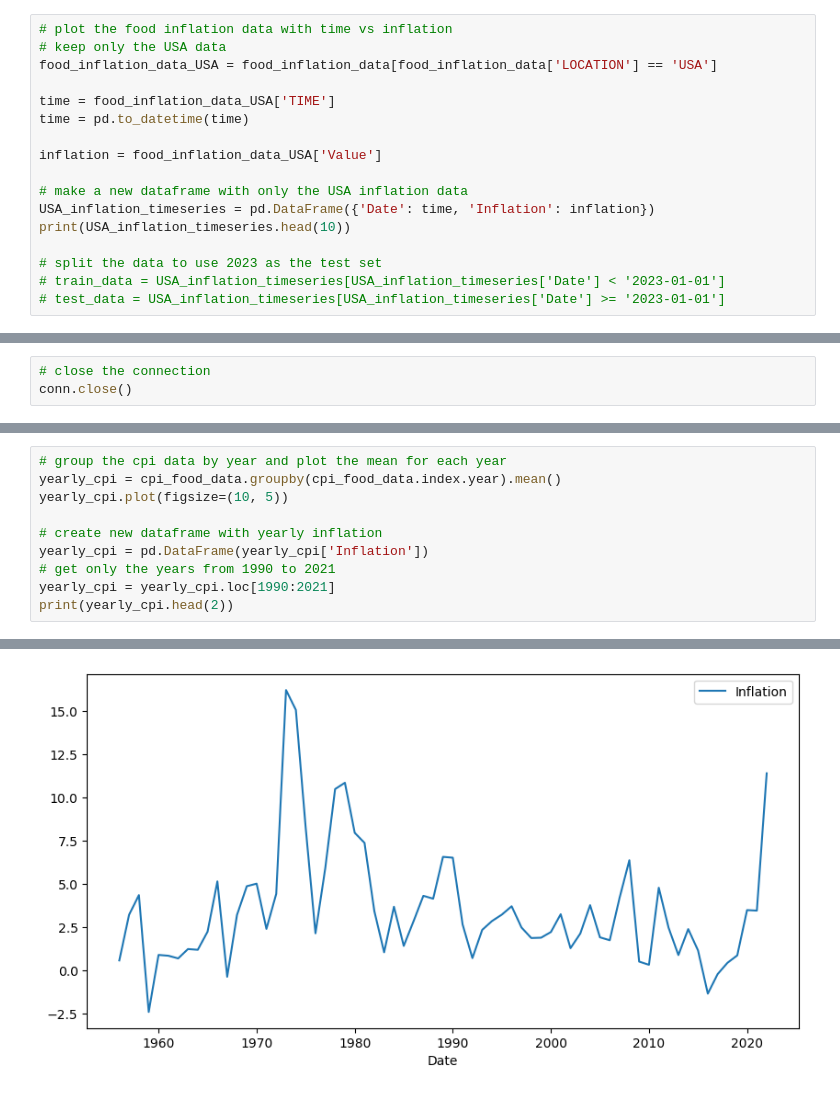
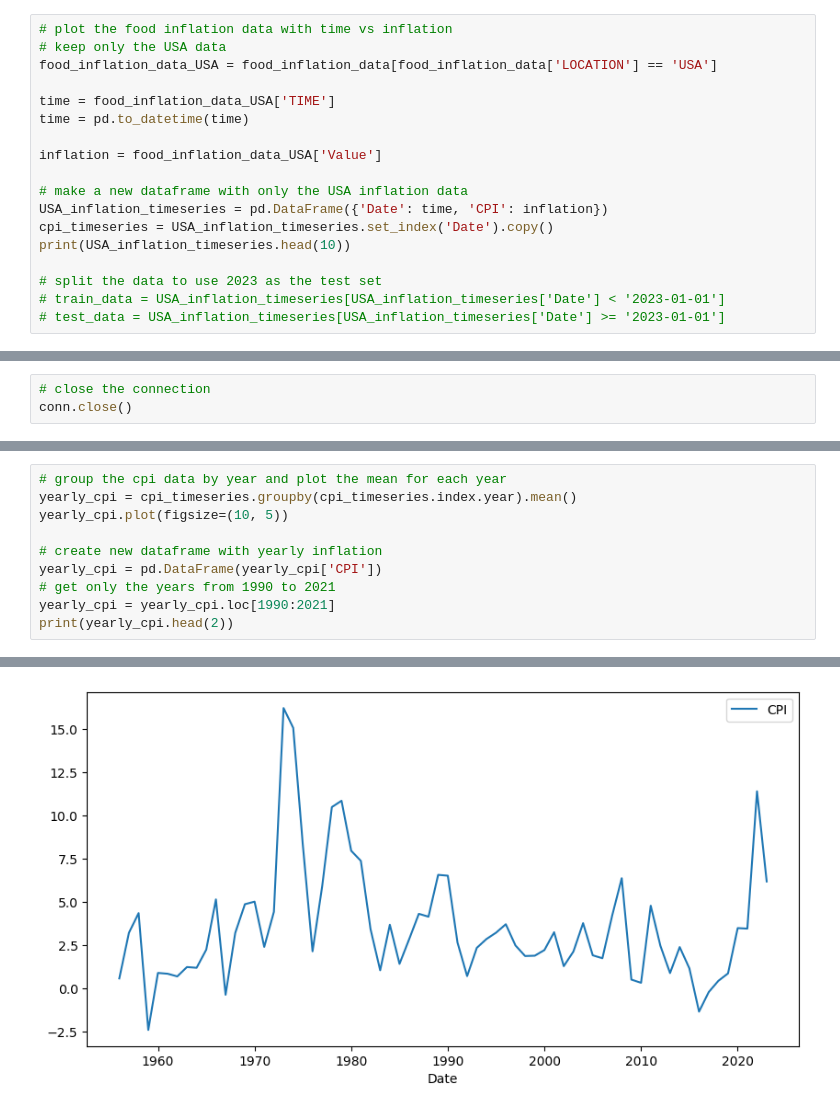
Before and after one commit to mkeohane01/food_inflation_analysis, a Jupyter notebook: notebooks/cpi_timeseries.ipynb, the cells around one changed output, grey strips where cells are left out. Drawn from its saved outputs; the diff is of its cells as text.

```diff
--- a/notebooks/cpi_timeseries.ipynb
+++ b/notebooks/cpi_timeseries.ipynb
@@ -25,7 +25,8 @@ time = pd.to_datetime(time)
 inflation = food_inflation_data_USA['Value']
 
 # make a new dataframe with only the USA inflation data
-USA_inflation_timeseries = pd.DataFrame({'Date': time, 'Inflation': inflation})
+USA_inflation_timeseries = pd.DataFrame({'Date': time, 'CPI': inflation})
+cpi_timeseries = USA_inflation_timeseries.set_index('Date').copy()
 print(USA_inflation_timeseries.head(10))
 
 # split the data to use 2023 as the test set
@@ -162,10 +180,10 @@ plt.show()
 # %%
 # group the cpi data by year and plot the mean for each year
-yearly_cpi = cpi_food_data.groupby(cpi_food_data.index.year).mean()
+yearly_cpi = cpi_timeseries.groupby(cpi_timeseries.index.year).mean()
 yearly_cpi.plot(figsize=(10, 5))
 
 # create new dataframe with yearly inflation
-yearly_cpi = pd.DataFrame(yearly_cpi['Inflation'])
+yearly_cpi = pd.DataFrame(yearly_cpi['CPI'])
 # get only the years from 1990 to 2021
 yearly_cpi = yearly_cpi.loc[1990:2021]
 print(yearly_cpi.head(2))
@@ -177 +195 @@ Date
-[figure, old version]
+[figure, new version]
```
Also changed, not shown: parts of 11 cells of this notebook, 3 other files.
